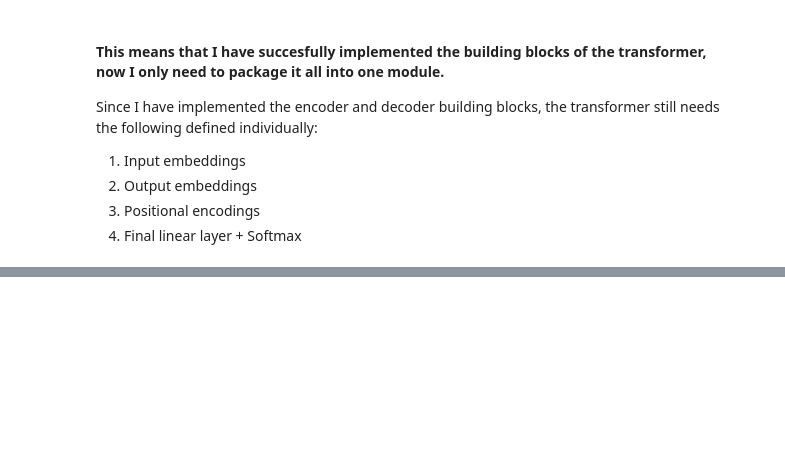
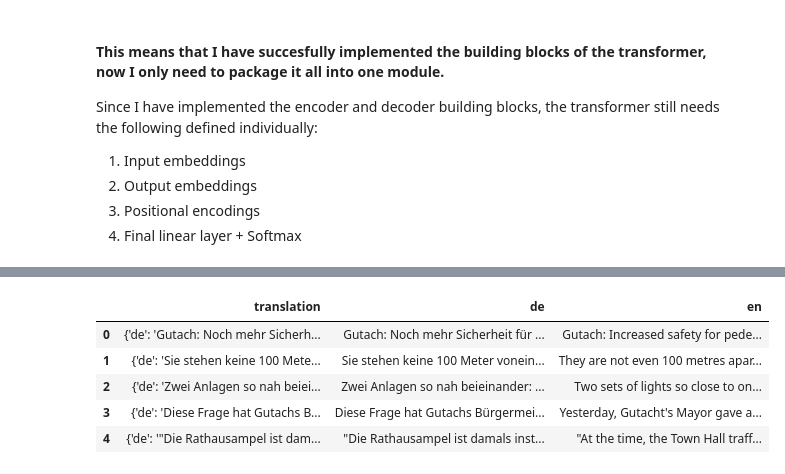
Before and after one commit to ahmedsamirio/transformers, a Jupyter notebook: attention-is-all-you-need.ipynb, the cells around one changed output, grey strips where cells are left out. Saved outputs shown, nothing was run; the diff lists cells and outputs as text; code cells hidden in the pictures; blank space fills up the shorter version.

Commit message:
added new training notebook

```diff
--- a/attention-is-all-you-need.ipynb
+++ b/attention-is-all-you-need.ipynb
@@ -814,0 +874,2 @@ tensor([[[2.5203e-12, 6.9734e-01, 2.3616e-13, 6.8190e-23, 4.0575e-15,
+# %%
+dataset = load_dataset("wmt14", "de-en", split=["train", "test"], cache_dir="data")
@@ -814,0 +1414,4 @@ tensor([[[2.5203e-12, 6.9734e-01, 2.3616e-13, 6.8190e-23, 4.0575e-15,
+# %%
+ds = dataset[1]
+# %%
+df = ds.to_pandas()
@@ -814,0 +1428,10 @@ tensor([[[2.5203e-12, 6.9734e-01, 2.3616e-13, 6.8190e-23, 4.0575e-15,
+# %%
+df['en'] = df['translation'].apply(lambda x: x['en'])
+df.head()
+# %% [output]
+|  | translation | de | en |
+| 0 | {'de': 'Gutach: Noch mehr Sicherh... | Gutach: Noch mehr Sicherheit für ... | Gutach: Increased safety for pede... |
+| 1 | {'de': 'Sie stehen keine 100 Mete... | Sie stehen keine 100 Meter vonein... | They are not even 100 metres apar... |
+| 2 | {'de': 'Zwei Anlagen so nah beiei... | Zwei Anlagen so nah beieinander: ... | Two sets of lights so close to on... |
+| 3 | {'de': 'Diese Frage hat Gutachs B... | Diese Frage hat Gutachs Bürgermei... | Yesterday, Gutacht's Mayor gave a... |
+| 4 | {'de': '"Die Rathausampel ist dam... | "Die Rathausampel ist damals inst... | "At the time, the Town Hall traff... |
```
Also changed, not shown: parts of 126 cells of this notebook, 1 other file.
